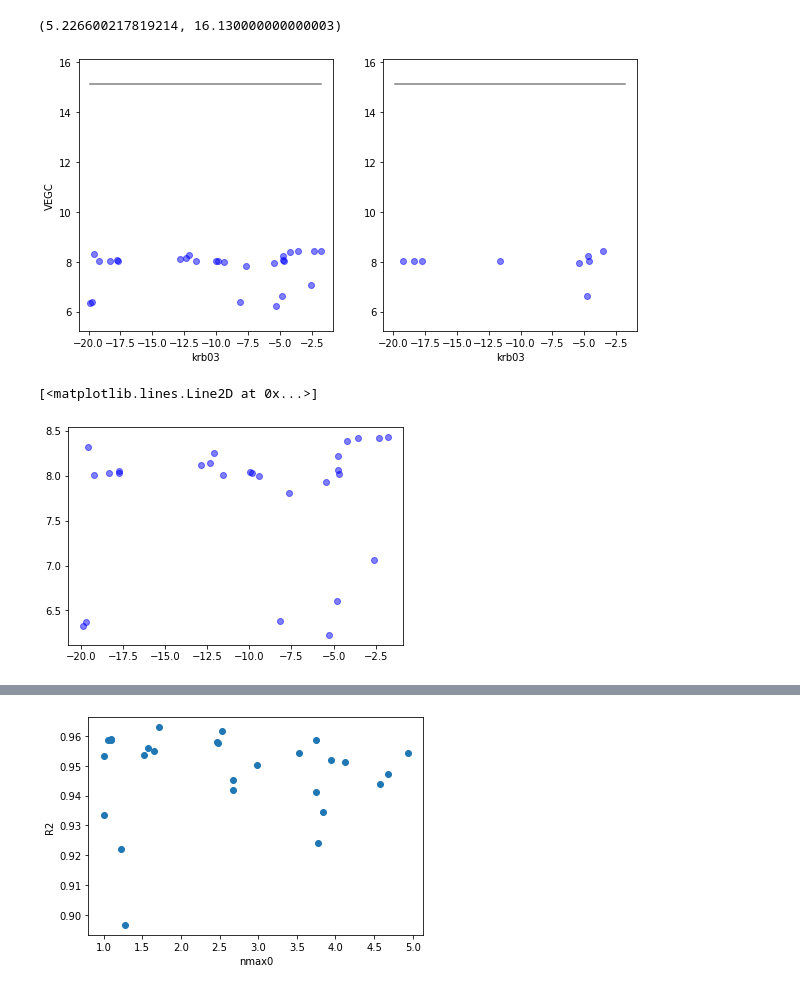
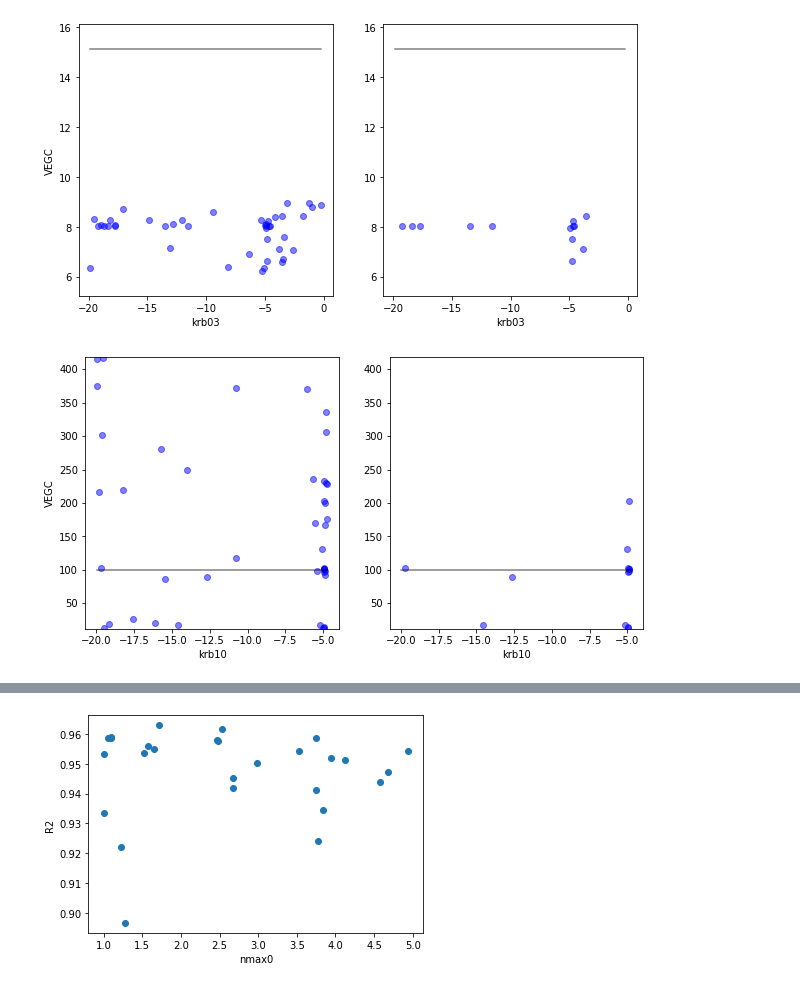
Before and after one commit to whrc/MADS-TEM-calibration, a Jupyter notebook: Calibration_Figures.ipynb, the cells around one changed output, grey strips where cells are left out. Cells and saved outputs as stored; diff of their text form; code cells hidden in the pictures.

Commit message:
minor changes to Figures

```diff
--- a/Calibration_Figures.ipynb
+++ b/Calibration_Figures.ipynb
@@ -8,13 +8,12 @@ from matplotlib import pyplot as plt
 path='MD1/csv/'
 model='out_step1.csv'
 params='param_step1.csv'
+model='out_step2.csv'
+params='param_step2.csv'
+model='out_step2-old3.csv'
+params='param_step2-old3.csv'
 df_model = pd.read_csv(path+model,header=None)
 df_param = pd.read_csv(path+params,header=None)
-# %%
-model='out_step2.csv'
-params='param_step2.csv'
-df_model = pd.read_csv(path+model,header=None)
-df_param = pd.read_csv(path+params,header=None)
 # %%
 def match_plot(df,logy=False):
     df.iloc[0:-1,:].transpose().plot(logy=logy,legend=False,alpha=0.5,figsize=(10,5))
@@ -58,18 +36,23 @@ ax2.set_ylim([min(df_model.iloc[:,0])-1, max(df_model.iloc[:,0])+1])
 # %%
-i=1; xlabel='nmax1'
+def plot_paramsvstarget(x,y,r2,i=1,xlabel='nmax1',ylabel='NPP'):
 
-fig, (ax1, ax2) = plt.subplots(1, 2, figsize=(10,5))
-#ax1.plot(x, y)
-ax1.plot(df_param.iloc[:,i],df_model.iloc[0:-1,i],'o',alpha=0.5,color='b')
-ax1.set_xlabel(xlabel)
-ax1.set_ylabel('NPP')
-ax1.set_ylim([min(df_model.iloc[:,i])-1, max(df_model.iloc[:,i]+1)])
+    tight_params=x[r2>0.96]
+    tight_model=y.iloc[0:-1,:][r2>0.96]
 
-ax1.plot(np.linspace(1,5,10),np.ones(10)*df_model.iloc[-1,i],alpha=0.5,color='black')
-#ax2.plot(x, -y)
+    fig, (ax1, ax2) = plt.subplots(1, 2, figsize=(10,5))
 
-ax2.plot(tight_params.iloc[:,i],tight_model.iloc[:,i],'o',alpha=0.5,color='b')
-ax2.set_xlabel(xlabel)
-ax2.plot(np.linspace(1,5,10),np.ones(10)*df_model.iloc[-1,i],alpha=0.5,color='black')
-ax2.set_ylim([min(df_model.iloc[:,i])-1, max(df_model.iloc[:,i])+1])
+    ax1.plot(x.iloc[:,i],y.iloc[0:-1,i],'o',alpha=0.5,color='b')
+    ax1.set_xlabel(xlabel)
+    ax1.set_ylabel(ylabel)
+    ax1.set_ylim([min(y.iloc[:,i])-1, max(y.iloc[:,i]+1)])
+    x1=min(x.iloc[:,i])
+    x2=max(x.iloc[:,i])
+    ax1.plot(np.linspace(x1,x2,10),np.ones(10)*y.iloc[-1,i],alpha=0.5,color='black')
+
+    ax2.plot(tight_params.iloc[:,i],tight_model.iloc[:,i],'o',alpha=0.5,color='b')
+    ax2.set_xlabel(xlabel)
+    ax2.plot(np.linspace(x1,x2,10),np.ones(10)*y.iloc[-1,i],alpha=0.5,color='black')
+    ax2.set_ylim([min(y.iloc[:,i])-1, max(y.iloc[:,i])+1])
+
+plot_paramsvstarget(df_param,df_model,r2,i=1,xlabel='nmax1',ylabel='NPP')
 # %% [output]
@@ -178,26 +80,8 @@ ax2.set_ylim([min(df_model.iloc[:,i])-1, max(df_model.iloc[:,i])+1])
 # %%
-i=7; xlabel='krb03'; ylabel='VEGC'
-
-fig, (ax1, ax2) = plt.subplots(1, 2, figsize=(10,5))
-
-ax1.plot(df_param.iloc[:,i],df_model.iloc[0:-1,i],'o',alpha=0.5,color='b')
-ax1.set_xlabel(xlabel)
-ax1.set_ylabel(ylabel)
-ax1.set_ylim([min(df_model.iloc[:,i])-1, max(df_model.iloc[:,i]+1)])
-x1=min(df_param.iloc[:,i])
-x2=max(df_param.iloc[:,i])
-ax1.plot(np.linspace(x1,x2,10),np.ones(10)*df_model.iloc[-1,i],alpha=0.5,color='black')
-
-ax2.plot(tight_params.iloc[:,i],tight_model.iloc[:,i],'o',alpha=0.5,color='b')
-ax2.set_xlabel(xlabel)
-ax2.plot(np.linspace(x1,x2,10),np.ones(10)*df_model.iloc[-1,i],alpha=0.5,color='black')
-ax2.set_ylim([min(df_model.iloc[:,i])-1, max(df_model.iloc[:,i])+1])
+plot_paramsvstarget(df_param,df_model,r2,i=7,xlabel='krb03',ylabel='VEGC')
 # %% [output]
-(5.226600217819214, 16.130000000000003)
-[figure, old version]
+[figure, new version]
 # %%
-plt.plot(df_param.iloc[:,i],df_model.iloc[0:-1,i],'o',alpha=0.5,color='b')
-ax1.plot(np.linspace(1,5,10),np.ones(10)*df_model.iloc[-1,i],alpha=0.5,color='black')
+plot_paramsvstarget(df_param,df_model,r2,i=8,xlabel='krb10',ylabel='VEGC')
 # %% [output]
-[<matplotlib.lines.Line2D at 0x...>]
-[figure, old version]
+[figure, new version]
```
Also changed, not shown: parts of 11 cells of this notebook.
